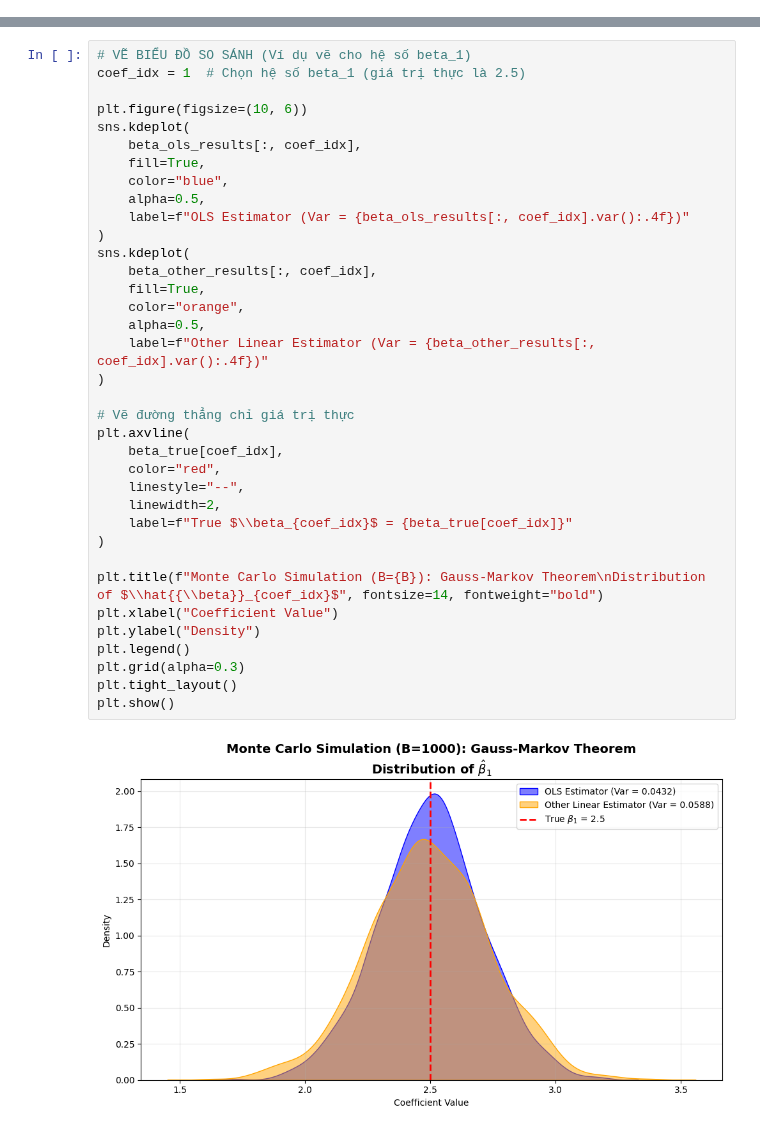
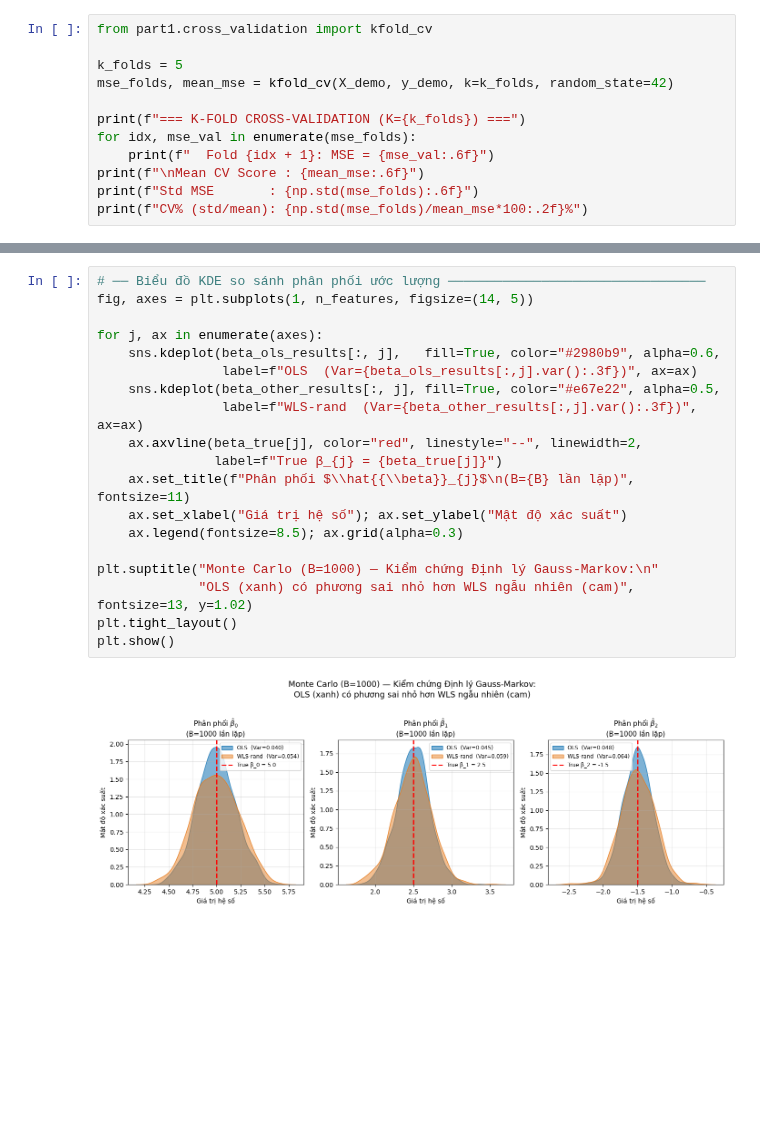
Before and after one commit to TanKhoiTV/blues-estimator-project, a Jupyter notebook: part1/part1_notebook.ipynb, the cells around one changed output, grey strips where cells are left out. Saved outputs shown, nothing was run; the diff lists cells and outputs as text; blank space fills up the shorter version.

Commit message:
feat(part1): review and write additional sections in notebook

```diff
--- a/part1/part1_notebook.ipynb
+++ b/part1/part1_notebook.ipynb
@@ -172,0 +462,12 @@ for i, label in enumerate(labels):
+# %%
+from part1.cross_validation import kfold_cv
+
+k_folds = 5
+mse_folds, mean_mse = kfold_cv(X_demo, y_demo, k=k_folds, random_state=42)
+
+print(f"=== K-FOLD CROSS-VALIDATION (K={k_folds}) ===")
+for idx, mse_val in enumerate(mse_folds):
+    print(f"  Fold {idx + 1}: MSE = {mse_val:.6f}")
+print(f"\nMean CV Score : {mean_mse:.6f}")
+print(f"Std MSE       : {np.std(mse_folds):.6f}")
+print(f"CV% (std/mean): {np.std(mse_folds)/mean_mse*100:.2f}%")
@@ -297,38 +622,21 @@ Phương sai Var(Beta_Other): [0.05590591 0.05880604 0.04179777]
 # %%
-# VẼ BIỂU ĐỒ SO SÁNH (Ví dụ vẽ cho hệ số beta_1)
-coef_idx = 1  # Chọn hệ số beta_1 (giá trị thực là 2.5)
+# ── Biểu đồ KDE so sánh phân phối ước lượng ─────────────────────────────────
+fig, axes = plt.subplots(1, n_features, figsize=(14, 5))
 
-plt.figure(figsize=(10, 6))
-sns.kdeplot(
-    beta_ols_results[:, coef_idx],
-    fill=True,
-    color="blue",
-    alpha=0.5,
-    label=f"OLS Estimator (Var = {beta_ols_results[:, coef_idx].var():.4f})"
-)
-sns.kdeplot(
-    beta_other_results[:, coef_idx],
-    fill=True,
-    color="orange",
-    alpha=0.5,
-    label=f"Other Linear Estimator (Var = {beta_other_results[:, coef_idx].var():.4f})"
-)
+for j, ax in enumerate(axes):
+    sns.kdeplot(beta_ols_results[:, j],   fill=True, color="#2980b9", alpha=0.6,
+                label=f"OLS  (Var={beta_ols_results[:,j].var():.3f})", ax=ax)
+    sns.kdeplot(beta_other_results[:, j], fill=True, color="#e67e22", alpha=0.5,
+                label=f"WLS-rand  (Var={beta_other_results[:,j].var():.3f})", ax=ax)
+    ax.axvline(beta_true[j], color="red", linestyle="--", linewidth=2,
+               label=f"True β_{j} = {beta_true[j]}")
+    ax.set_title(f"Phân phối $\\hat{{\\beta}}_{j}$\n(B={B} lần lặp)", fontsize=11)
+    ax.set_xlabel("Giá trị hệ số"); ax.set_ylabel("Mật độ xác suất")
+    ax.legend(fontsize=8.5); ax.grid(alpha=0.3)
 
-# Vẽ đường thẳng chỉ giá trị thực
-plt.axvline(
-    beta_true[coef_idx],
-    color="red",
-    linestyle="--",
-    linewidth=2,
-    label=f"True $\\beta_{coef_idx}$ = {beta_true[coef_idx]}"
-)
-
-plt.title(f"Monte Carlo Simulation (B={B}): Gauss-Markov Theorem\nDistribution of $\\hat{{\\beta}}_{coef_idx}$", fontsize=14, fontweight="bold")
-plt.xlabel("Coefficient Value")
-plt.ylabel("Density")
-plt.legend()
-plt.grid(alpha=0.3)
+plt.suptitle("Monte Carlo (B=1000) — Kiểm chứng Định lý Gauss-Markov:\n"
+             "OLS (xanh) có phương sai nhỏ hơn WLS ngẫu nhiên (cam)", fontsize=13, y=1.02)
 plt.tight_layout()
 plt.show()
 # %% [output]
-[figure, old version]
+[figure, new version]
```
Also changed, not shown: parts of 33 cells of this notebook.
